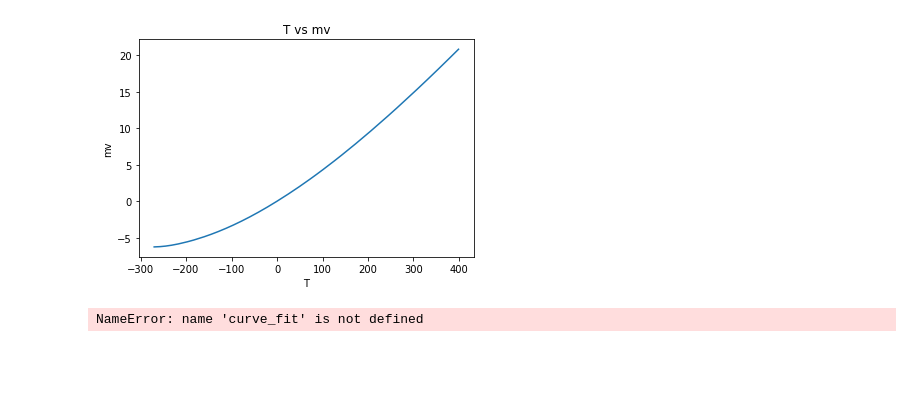
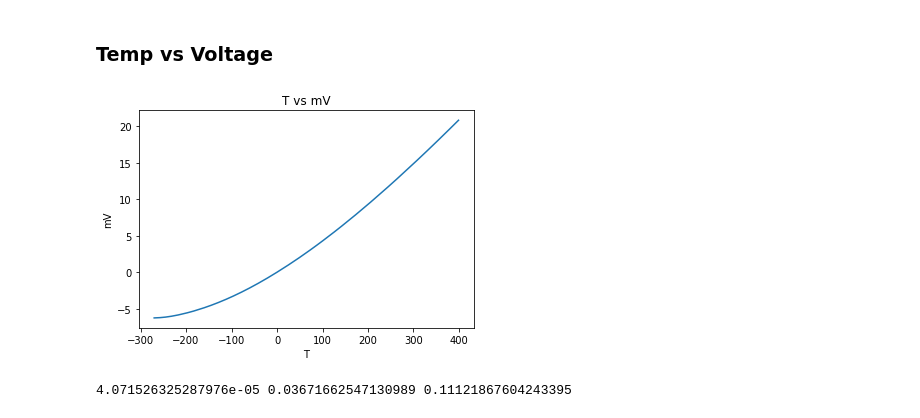
Before and after one commit to eklem1/ModernLab, a Jupyter notebook: TemperaturevsMv.ipynb, the cells around one changed output. Saved outputs shown, nothing was run; the diff lists cells and outputs as text; code cells hidden in the pictures; blank space fills up the shorter version.

```diff
--- a/TemperaturevsMv.ipynb
+++ b/TemperaturevsMv.ipynb
@@ -13,6 +17,7 @@ for sublist in mv:
     for item in sublist:
         result.append(item)
 #print("\nCollapse nested lists:")
-print(np.transpose(result))
+final_result = np.transpose(result)
+# print(final_result)
 
-print(len(mv))
+# print(len(mv))
@@ -37,19 +24,26 @@ print(len(mv))
+# %% [markdown]
+### Temp vs Voltage
 # %%
-plt.plot(np.linspace(-270, 399, 670), (result))
-plt.title("T vs mv")
+plt.plot(np.linspace(-270, 399, 670), final_result)
+plt.title("T vs mV")
 plt.xlabel('T')
-plt.ylabel('mv')
+plt.ylabel('mV')
 plt.show()
-#I think its right,
 # %% [output]
-[figure, old version]
+[figure, new version]
 # %%
-def quadratic(a, b, c):
+def quadratic(x, a, b, c):
     return a*x**2 + b*x + c
 
+def quartic(x, a, b, c, e, f):
+    return a*x**4 + b*x**3 + c*x**2 + e*x + f
 
-fit = curve_fit(quadratic, np.linspace(-270, 399, 660), (result))
+#the problem here is that it takes temp as input, not voltage
+TimeArray = np.linspace(-270, 399, 670)
 
-print(fit[0], fit[1], fit [2])
+#fit with curveFit
+fit,fit_err = curve_fit(quadratic, TimeArray, final_result)
+
+print(fit[0], fit[1], fit[2])
 # %% [output]
-NameError: name 'curve_fit' is not defined
+4.071526325287976e-05 0.03671662547130989 0.11121867604243395
```
Also changed, not shown: parts of 15 cells of this notebook.
